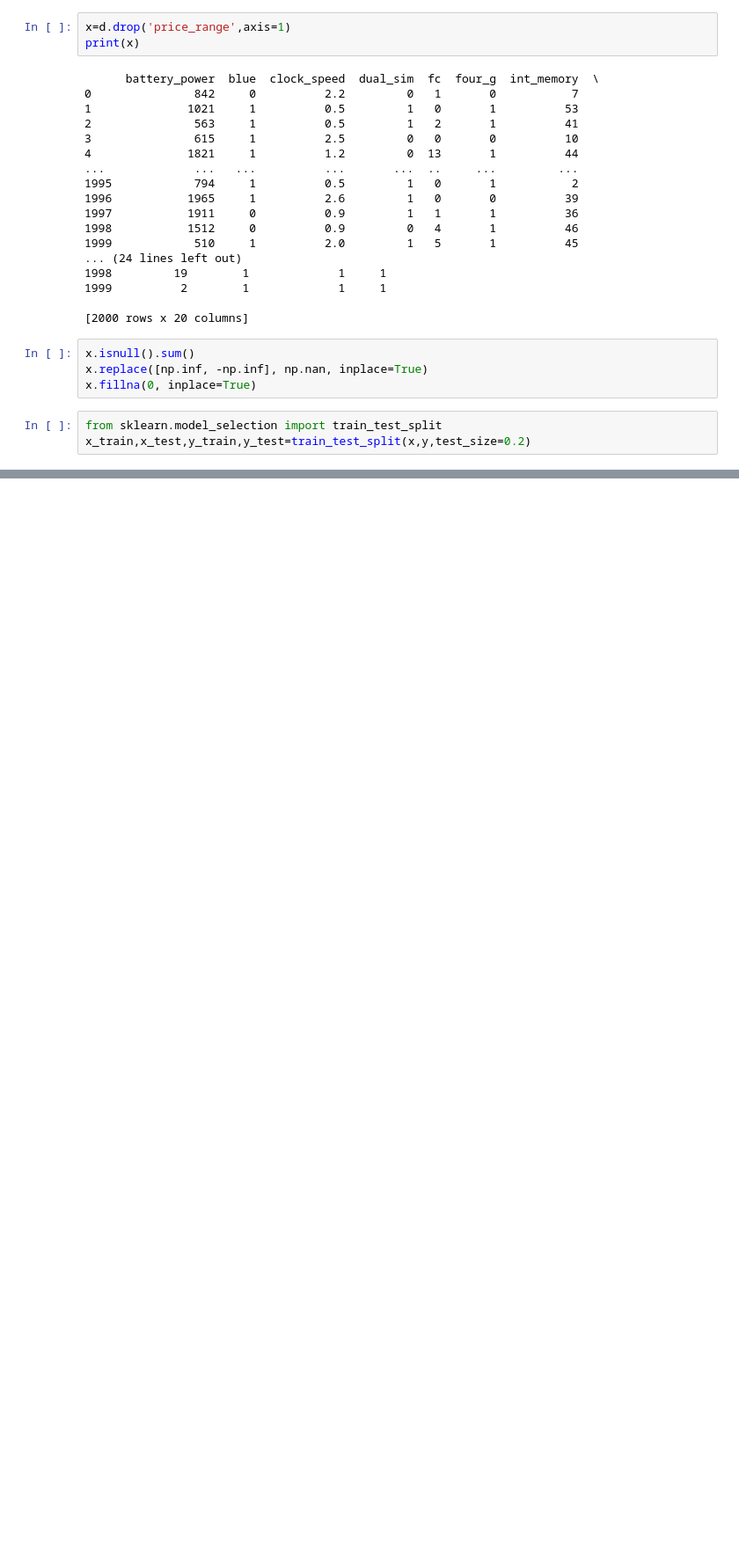
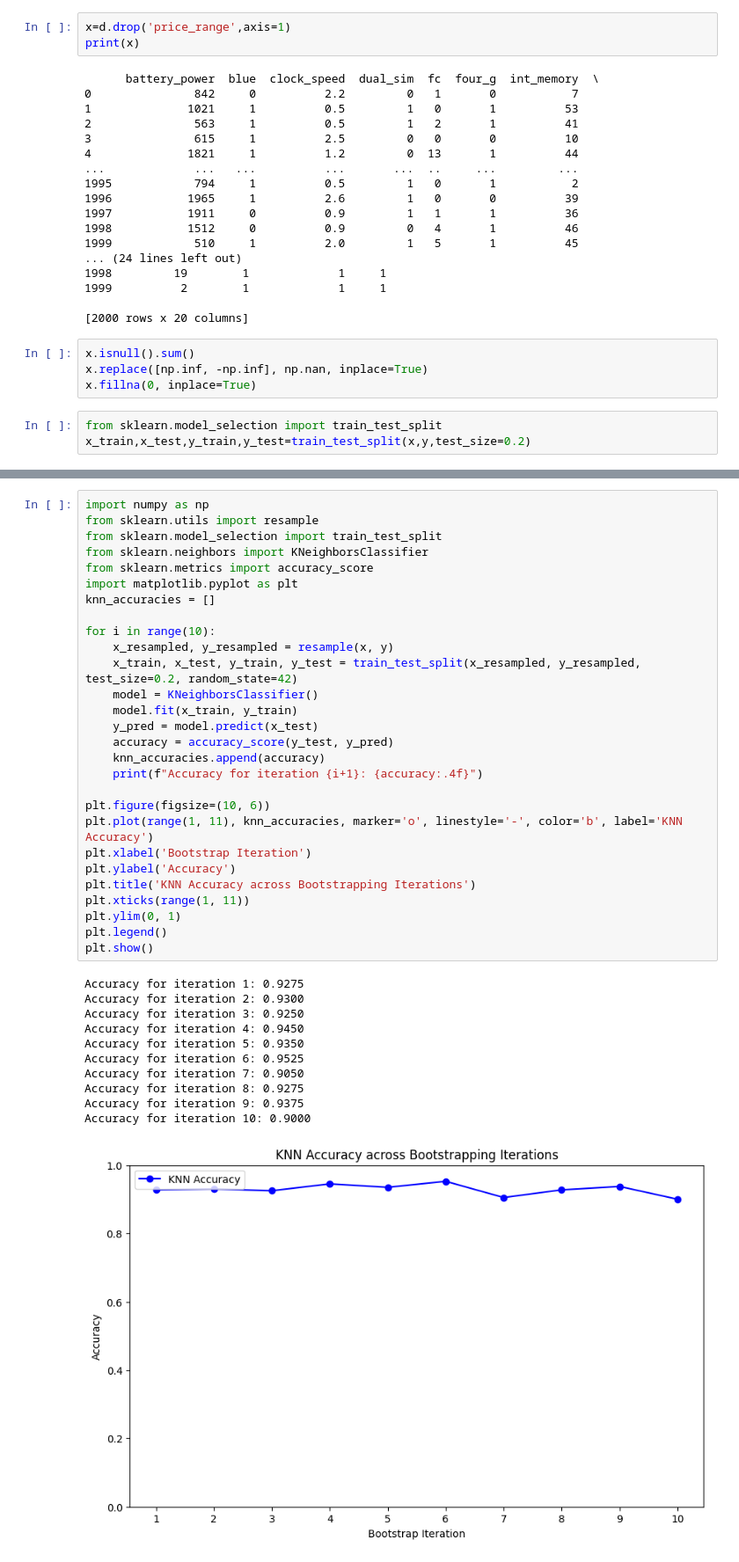
Before and after one commit to Manudeep982/SML-AS, a Jupyter notebook: SML_PROJ.ipynb, the cells around one changed output, grey strips where cells are left out. Shown: that part at 88% size. Drawn from its saved outputs; the diff is of its cells as text; blank space fills up the shorter version.

```diff
--- a/SML_PROJ.ipynb
+++ b/SML_PROJ.ipynb
@@ -208,0 +219,40 @@ weighted avg       0.89      0.89      0.89       400
+# %%
+import numpy as np
+from sklearn.utils import resample
+from sklearn.model_selection import train_test_split
+from sklearn.neighbors import KNeighborsClassifier
+from sklearn.metrics import accuracy_score
+import matplotlib.pyplot as plt
+knn_accuracies = []
+
+for i in range(10):
+    x_resampled, y_resampled = resample(x, y)
+    x_train, x_test, y_train, y_test = train_test_split(x_resampled, y_resampled, test_size=0.2, random_state=42)
+    model = KNeighborsClassifier()
+    model.fit(x_train, y_train)
+    y_pred = model.predict(x_test)
+    accuracy = accuracy_score(y_test, y_pred)
+    knn_accuracies.append(accuracy)
+    print(f"Accuracy for iteration {i+1}: {accuracy:.4f}")
+
+plt.figure(figsize=(10, 6))
+plt.plot(range(1, 11), knn_accuracies, marker='o', linestyle='-', color='b', label='KNN Accuracy')
+plt.xlabel('Bootstrap Iteration')
+plt.ylabel('Accuracy')
+plt.title('KNN Accuracy across Bootstrapping Iterations')
+plt.xticks(range(1, 11))
+plt.ylim(0, 1)
+plt.legend()
+plt.show()
+# %% [output]
+Accuracy for iteration 1: 0.9275
+Accuracy for iteration 2: 0.9300
+Accuracy for iteration 3: 0.9250
+Accuracy for iteration 4: 0.9450
+Accuracy for iteration 5: 0.9350
+Accuracy for iteration 6: 0.9525
+Accuracy for iteration 7: 0.9050
+Accuracy for iteration 8: 0.9275
+Accuracy for iteration 9: 0.9375
+Accuracy for iteration 10: 0.9000
+[figure, added]
```
Also changed, not shown: parts of 17 cells of this notebook.
